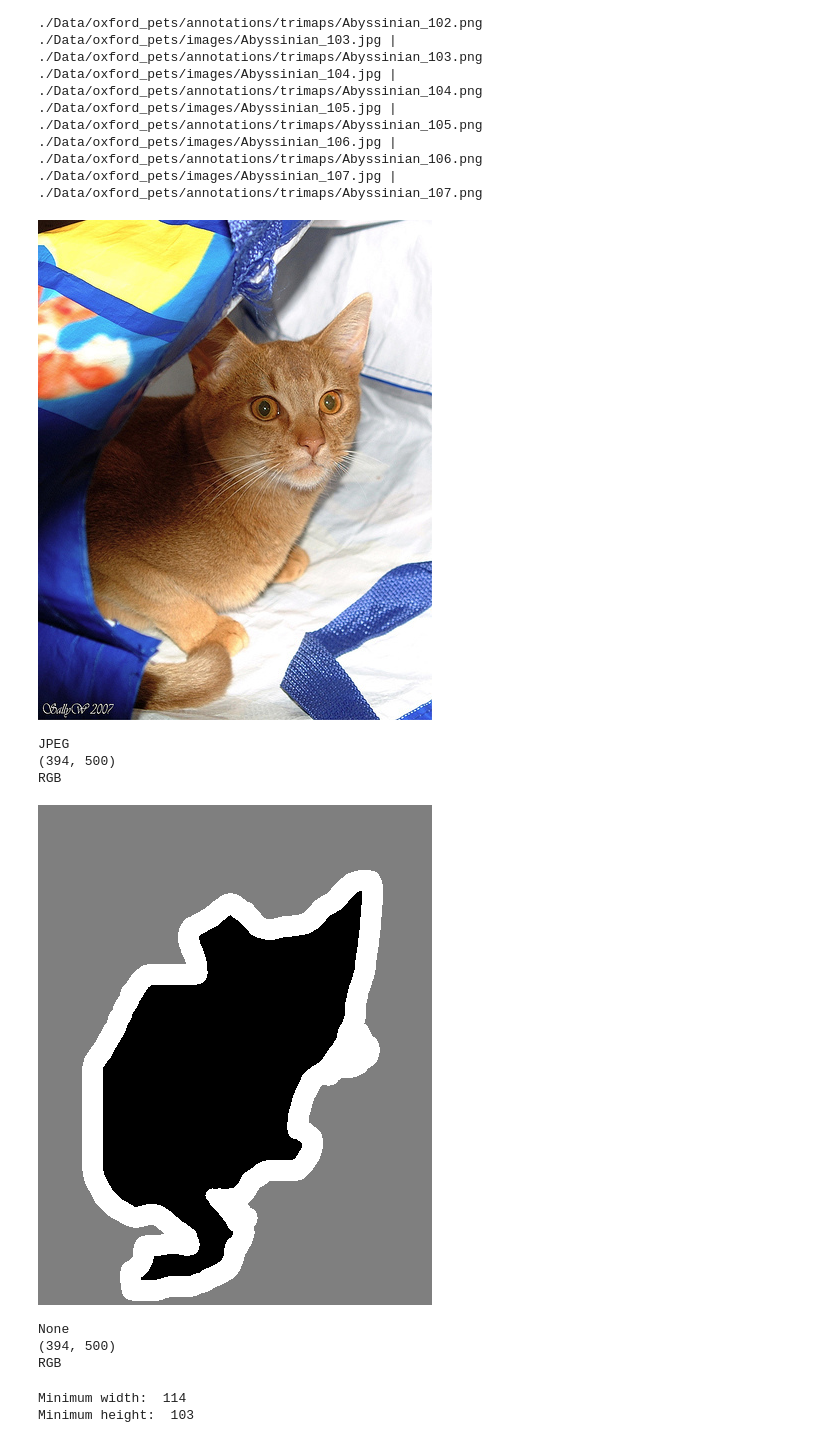
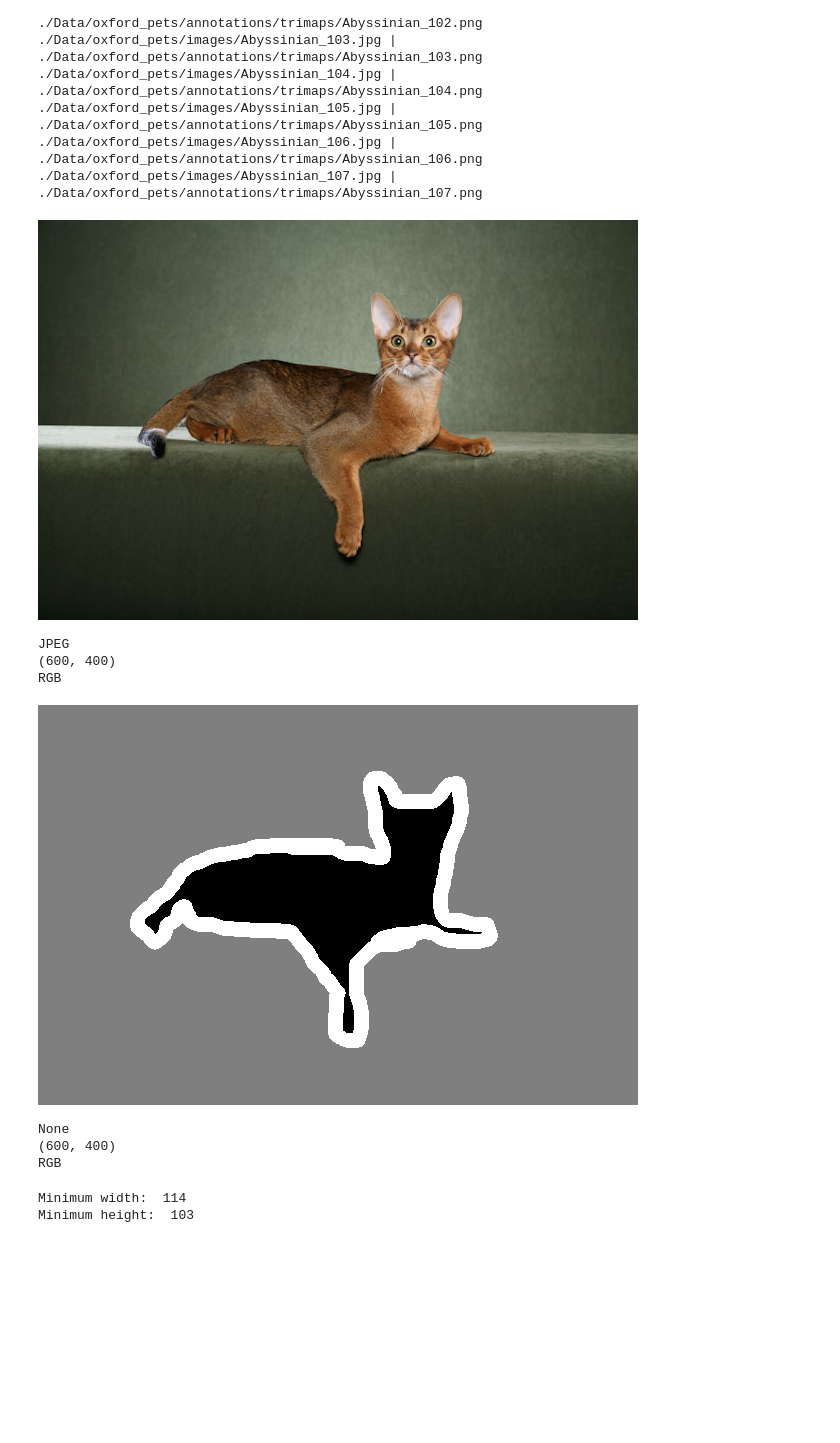
Before and after one commit to MihaiNastase/Image-Segmentation-Oxford-Pets, a Jupyter notebook: UNet Training and Evaluation.ipynb, the cells around one changed output. Drawn from its saved outputs; the diff is of its cells as text; code cells hidden in the pictures; blank space fills up the shorter version.

```diff
--- a/UNet Training and Evaluation.ipynb
+++ b/UNet Training and Evaluation.ipynb
@@ -48,26 +48,26 @@ Number of samples: 7390
 ./Data/oxford_pets/images/Abyssinian_107.jpg | ./Data/oxford_pets/annotations/trimaps/Abyssinian_107.png
 # %%
 # Display input image #2
-img = PIL.Image.open(input_img_paths[2])
+img = PIL.Image.open(input_img_paths[0])
 display(img)
 print(img.format)
 print(img.size)
 print(img.mode)
 
 # Display auto-contrast version of corresponding target (per-pixel categories)
-img = PIL.ImageOps.autocontrast(load_img(target_img_paths[2]))
+img = PIL.ImageOps.autocontrast(load_img(target_img_paths[0]))
 display(img)
 print(img.format)
 print(img.size)
 print(img.mode)
 # %% [output]
-[figure, old version]
+[figure, new version]
 JPEG
-(394, 500)
+(600, 400)
 RGB
-[figure, old version]
+[figure, new version]
 None
-(394, 500)
+(600, 400)
 RGB
 # %%
 # Finding the minimum image size for training
```
Also changed, not shown: parts of 7 cells of this notebook, 34 other files.
